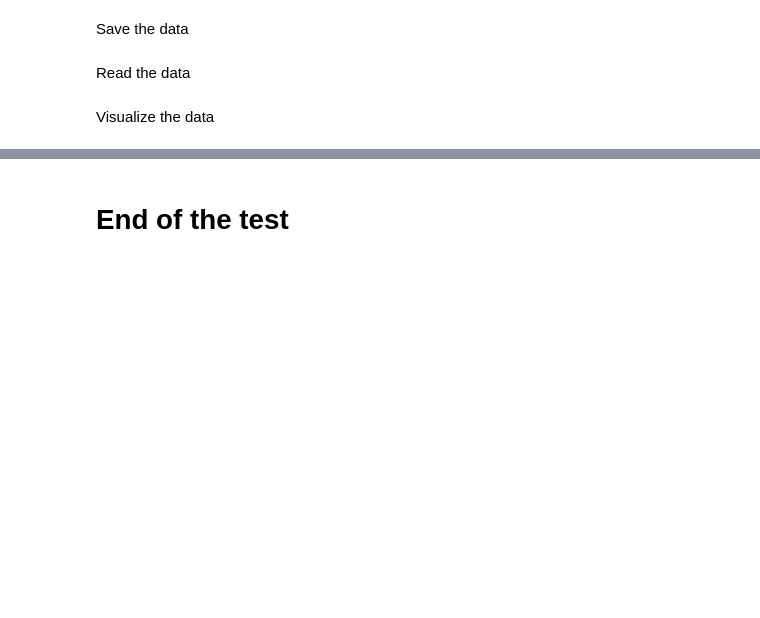
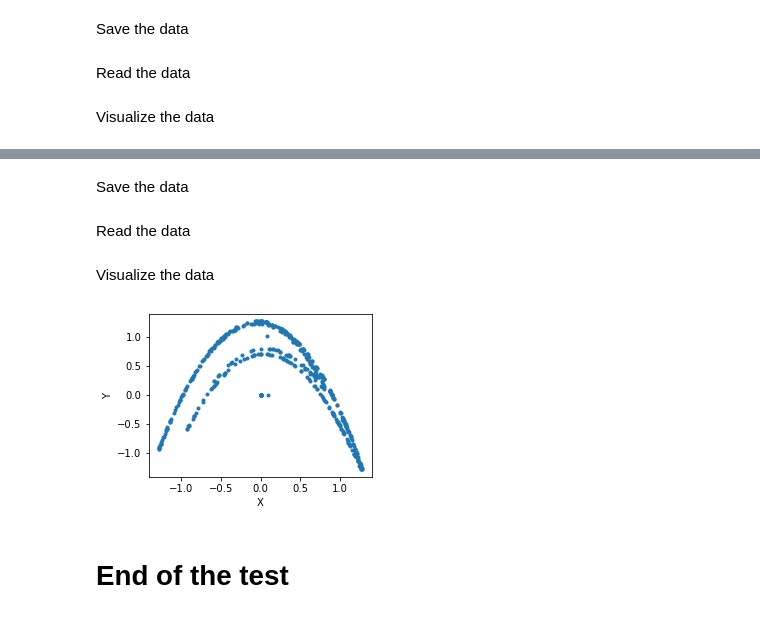
Before and after one commit to yesunhuang/QRNNs_Memory, a Jupyter notebook: DataGenerator/Test_Henon_Map.ipynb, the cells around one changed output, grey strips where cells are left out. Drawn from its saved outputs; the diff is of its cells as text; code cells hidden in the pictures; blank space fills up the shorter version.

Commit message:
Add new function for Henon Map

```diff
--- a/DataGenerator/Test_Henon_Map.ipynb
+++ b/DataGenerator/Test_Henon_Map.ipynb
@@ -153,0 +158,4 @@ axes.set_ylabel('Y');
+# %%
+n=2
+size=1000
+fileName='HenonMapTest4.csv'
@@ -153,0 +164,2 @@ axes.set_ylabel('Y');
+# %%
+hMap=HenonMapDataGen(n=n,a=1.4,b=0.3,heavyMem=False,bound=-2,savepath=savepath)
@@ -153,0 +172,2 @@ axes.set_ylabel('Y');
+# %% [markdown]
+Save the data
@@ -154,2 +176,17 @@ axes.set_ylabel('Y');
+# %% [markdown]
+Read the data
+# %%
+hMap.read_from_CSV(fileName)
+X,Y=hMap.data_as_array
+# %% [markdown]
+Visualize the data
+# %%
+# Visualize the data via matplotlib
+fig,axes=plt.subplots(1,1,figsize=(4,3))
+axes.plot(X,Y,'.')
+axes.set_xlabel('X')
+axes.set_ylabel('Y');
+# %% [output]
+[figure, added]
 # %% [markdown]
 # End of the test
```
Also changed, not shown: parts of 11 cells of this notebook, 2 other files.
